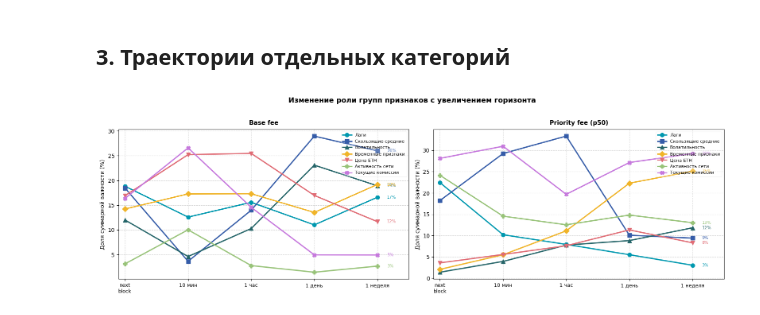
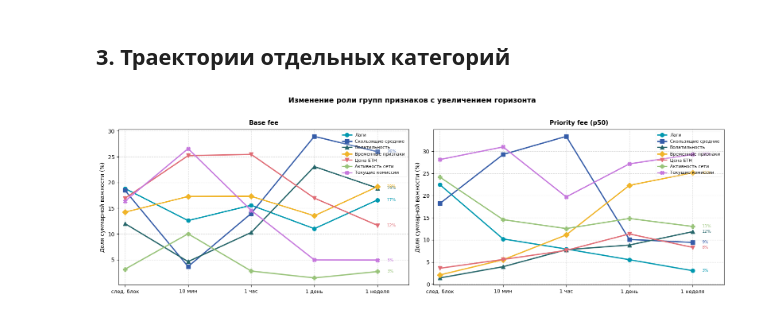
Before and after one commit to dizpatcher/ethereum-fee, a Jupyter notebook: notebooks/feature_importance.ipynb, the cells around one changed output. Cells and saved outputs as stored; diff of their text form; code cells hidden in the pictures.

Commit message:
better visual

```diff
--- a/notebooks/feature_importance.ipynb
+++ b/notebooks/feature_importance.ipynb
@@ -243,7 +243,7 @@ fig.suptitle(
     fontsize=13, fontweight="bold", y=1.02
 )
 
-x_ticks = ["next\nblock", "10 мин", "1 час", "1 день", "1 неделя"]
+x_ticks = ["след. блок", "10 мин", "1 час", "1 день", "1 неделя"]
 x = np.arange(len(HORIZONS))
 
 
@@ -258,34 +258,34 @@ HIGHLIGHT = [
 ]
 
 MARKERS = ["o", "s", "^", "D", "v", "P", "X"]
 
 for ax, mat, title in zip(axes,
                           [base_mat, prio_mat],
                           ["Base fee", "Priority fee (p50)"]):
     for i, (cat, color, marker) in enumerate(zip(CAT_LABELS, CAT_COLORS, MARKERS)):
         vals = mat[:, i]
         ax.plot(x, vals, color=color, lw=2.2, marker=marker, ms=7, label=cat)
         # Подпись значения на последней точке
         ax.annotate(
             f"{vals[-1]:.0f}%",
             xy=(x[-1], vals[-1]),
             xytext=(x[-1] + 0.15, vals[-1]),
             fontsize=7.5, color=color, va="center"
         )
 
     ax.set_xticks(x)
     ax.set_xticklabels(x_ticks, fontsize=9)
     ax.set_ylabel("Доля суммарной важности (%)")
     ax.set_title(title, fontsize=11, fontweight="bold", pad=8)
     ax.set_xlim(-0.1, len(HORIZONS) - 0.5)
     ax.legend(fontsize=8, framealpha=0.2, loc="upper right")
     ax.grid(True, ls="--", alpha=0.5)
 
 plt.tight_layout()
 # plt.savefig("feature_importance_lines.png", dpi=150, bbox_inches="tight", facecolor="#0d1117")
 plt.show()
 # %% [output]
-[figure, old version]
+[figure, new version]
 # %% [markdown]
 ## 4. Выводы
 
```
Also changed, not shown: parts of 1 cell of this notebook, 1 other file.
